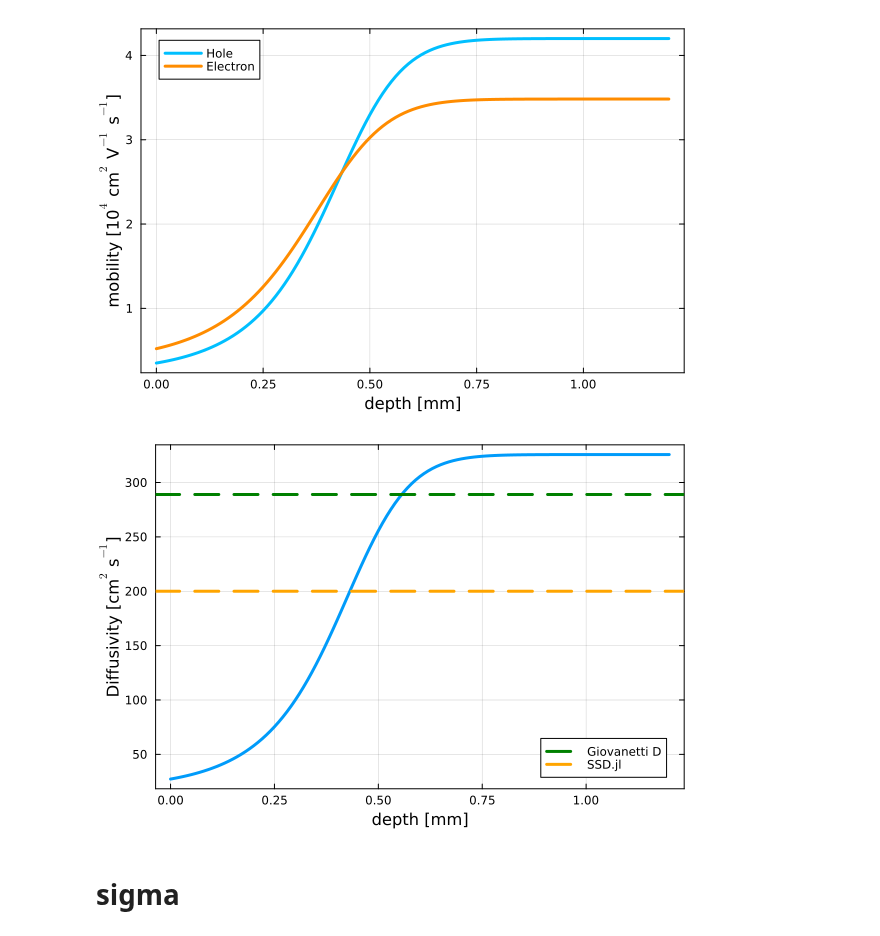
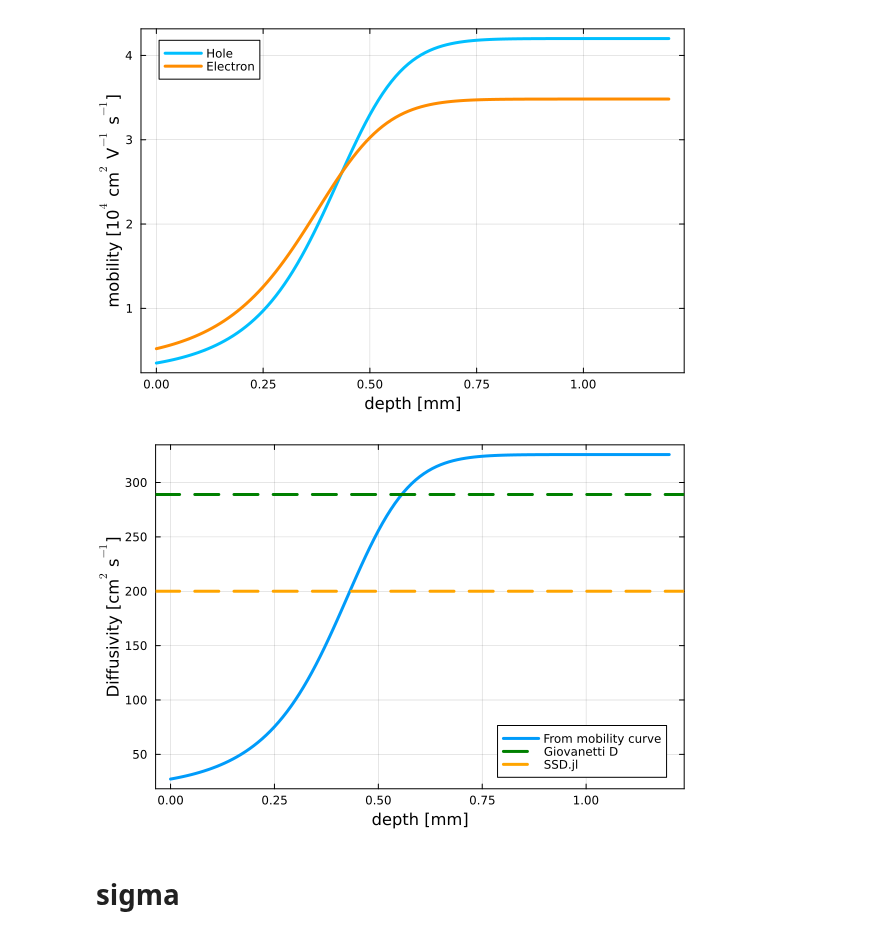
Before and after one commit to RitaF00/SolidStateDetector-NEW, a Jupyter notebook: ChargeTrappingModel_dev/my model/Diff-study.ipynb, the cells around one changed output. Drawn from its saved outputs; the diff is of its cells as text; code cells hidden in the pictures.

```diff
--- a/ChargeTrappingModel_dev/my model/Diff-study.ipynb
+++ b/ChargeTrappingModel_dev/my model/Diff-study.ipynb
@@ -242,15 +242,15 @@ kB = 1.380649e-23   # J/K
 e = 1.602176634e-19 # C
 D = (kB * T_diff / e) * μh * 1e-9;
 # %%
-p = plot(x.*10, D.*1e9, lw = 3, label = "")
+p = plot(x.*10, D.*1e9, lw = 3, label = "From mobility curve")
 plot!(xlabel = "depth [mm]", ylabel = "Diffusivity [cm\$^2\$ s\$^{-1}\$]",
 frame = :box)
 hline!([2.89e-7 * 1e9], ls = :dash, lw = 3, color = :green, label = "Giovanetti D")
 hline!([200 ], ls = :dash, lw = 3, color = :orange, label = "SSD.jl")
 savefig(p, "plot/diffusion_par.png")
 display(p)
 # %% [output]
-[figure, old version]
+[figure, new version]
 # %% [markdown]
 # sigma
 # %%
```
Also changed, not shown: parts of 2 cells of this notebook, 8 other files.
